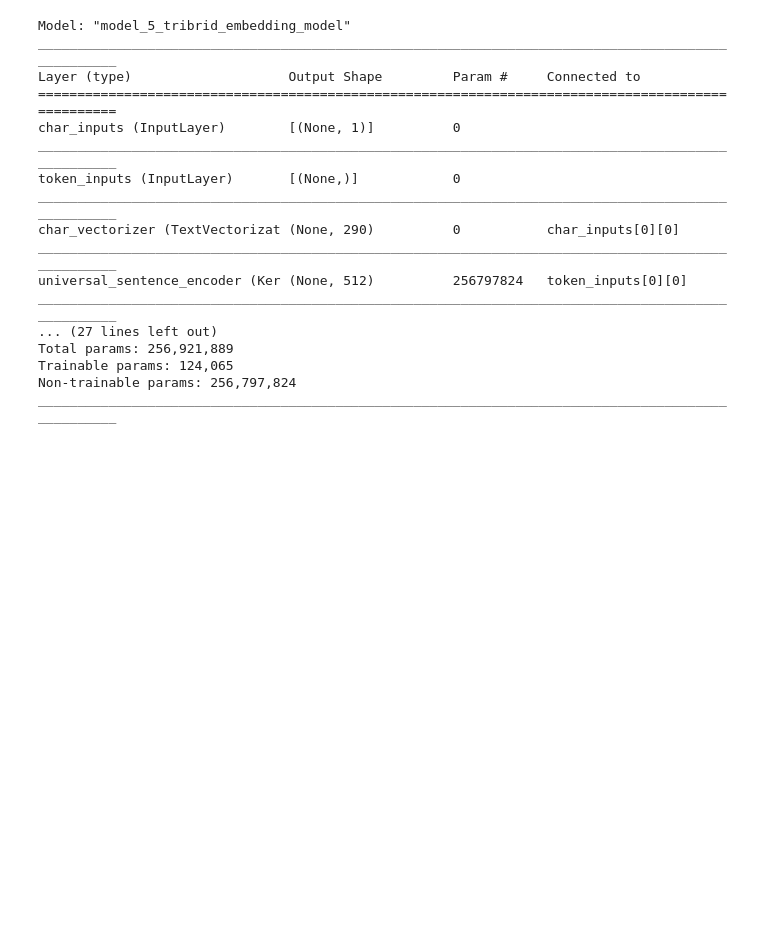
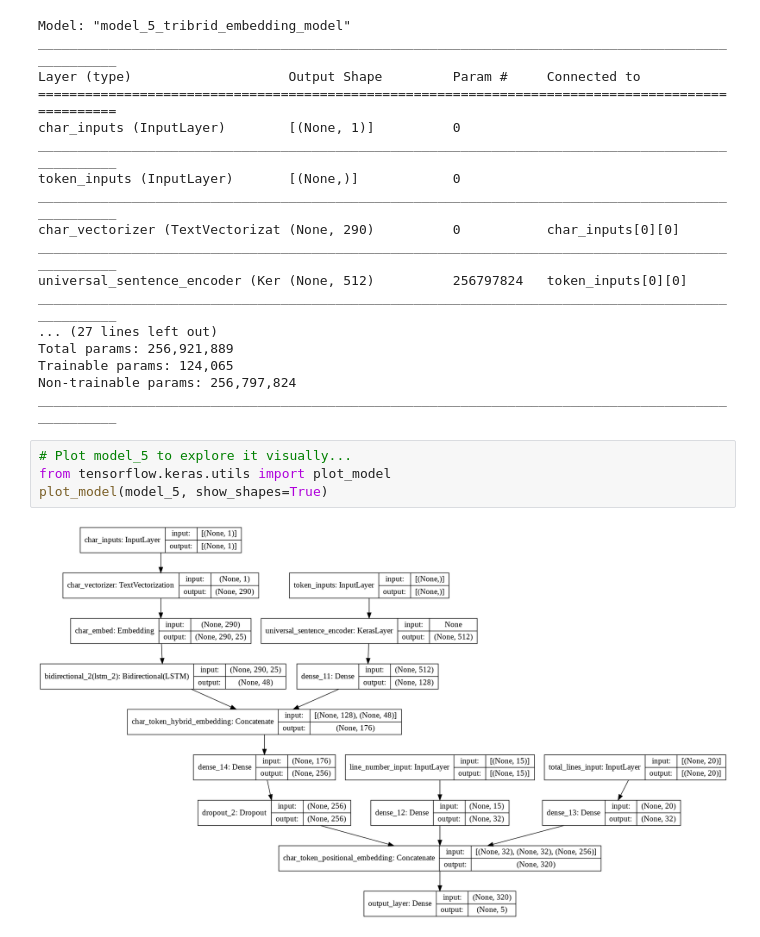
Before and after one commit to rcortezk9/tensorflow_lessons, a Jupyter notebook: 09_SkimLit_nlp_milestone_project_2.ipynb, the cells around one changed output. Drawn from its saved outputs; the diff is of its cells as text; blank space fills up the shorter version.

```diff
--- a/09_SkimLit_nlp_milestone_project_2.ipynb
+++ b/09_SkimLit_nlp_milestone_project_2.ipynb
@@ -1332,3 +1332,9 @@ Total params: 256,921,889
 Trainable params: 124,065
 Non-trainable params: 256,797,824
 __________________________________________________________________________________________________
+# %%
+# Plot model_5 to explore it visually...
+from tensorflow.keras.utils import plot_model
+plot_model(model_5, show_shapes=True)
+# %% [output]
+[figure, added]
```
